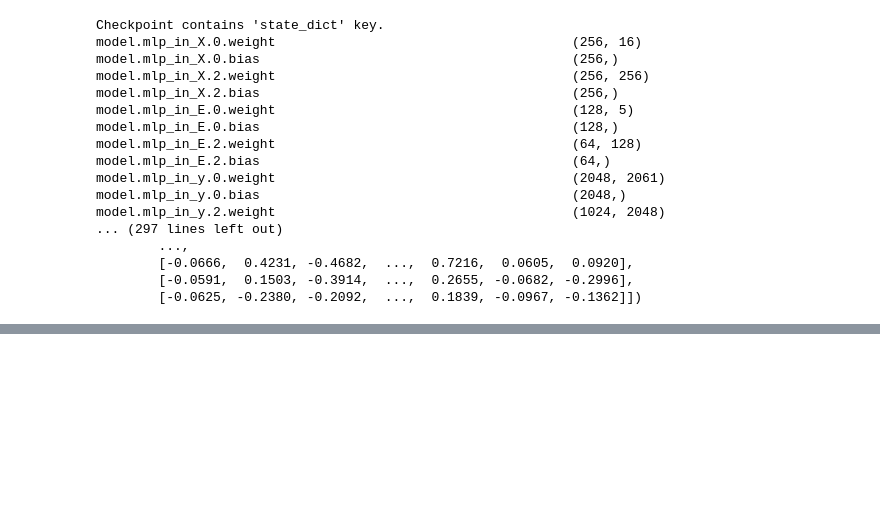
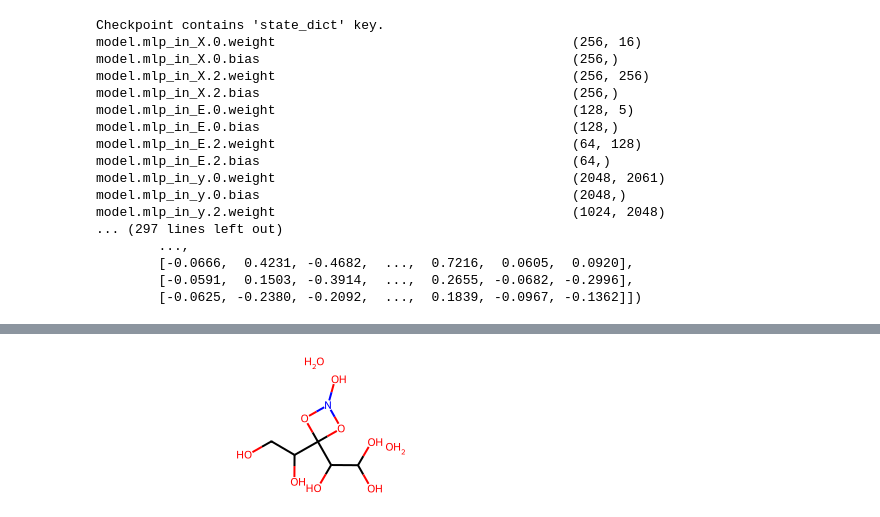
Before and after one commit to kuulia/DiffEIMS, a Jupyter notebook: notebooks/inspect_checkpoint.ipynb, the cells around one changed output, grey strips where cells are left out. Drawn from its saved outputs; the diff is of its cells as text; code cells hidden in the pictures; blank space fills up the shorter version.

```diff
--- a/notebooks/inspect_checkpoint.ipynb
+++ b/notebooks/inspect_checkpoint.ipynb
@@ -97,0 +135,7 @@ model.mlp_in_y.2.weight                                      (1024, 2048)
+# %%
+with open('data/dev_pred_0.pkl', 'rb') as f:
+    pred = pkl.load(f)
+pred
+with open('data/dev_true_0.pkl', 'rb') as f:
+    true = pkl.load(f)
+true
@@ -97,0 +160,4 @@ model.mlp_in_y.2.weight                                      (1024, 2048)
+# %%
+pred[301][7]
+# %% [output]
+[figure, added]
```
Also changed, not shown: parts of 6 cells of this notebook, 2 other files.
